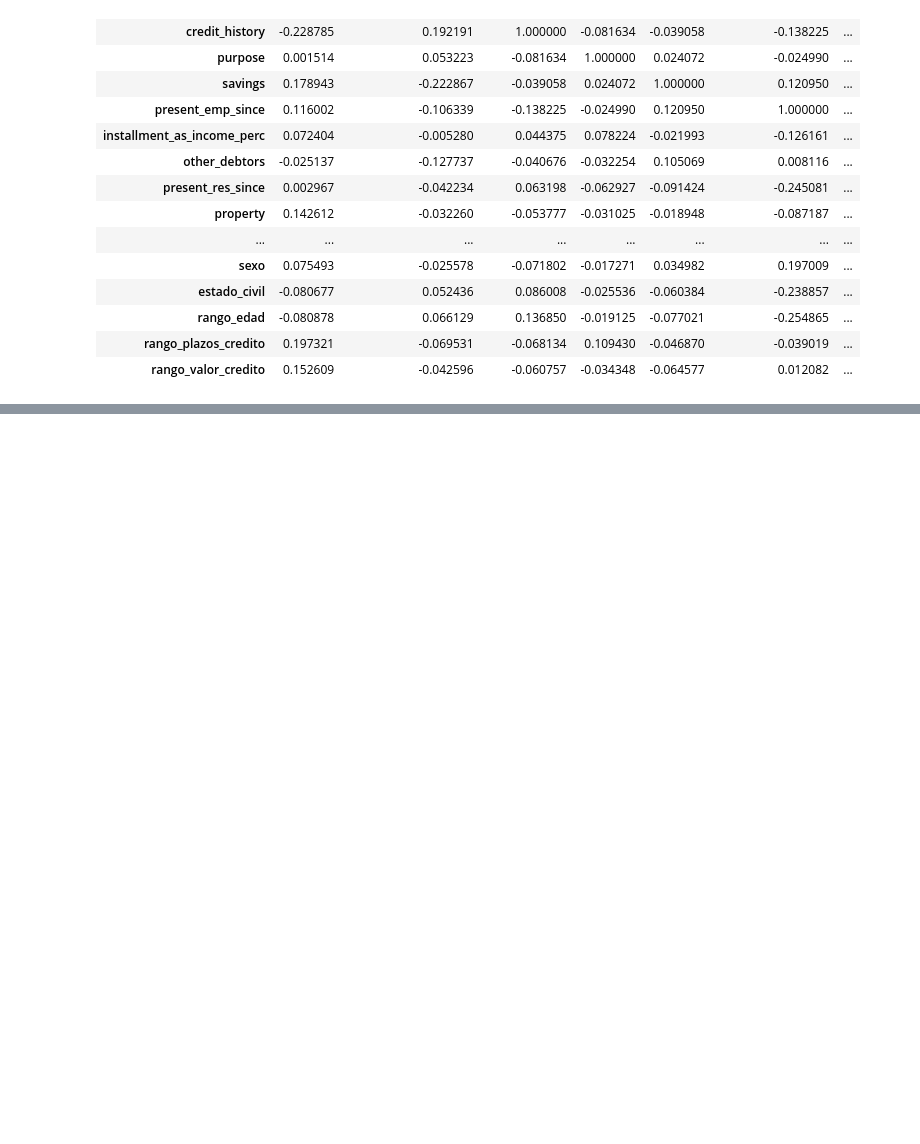
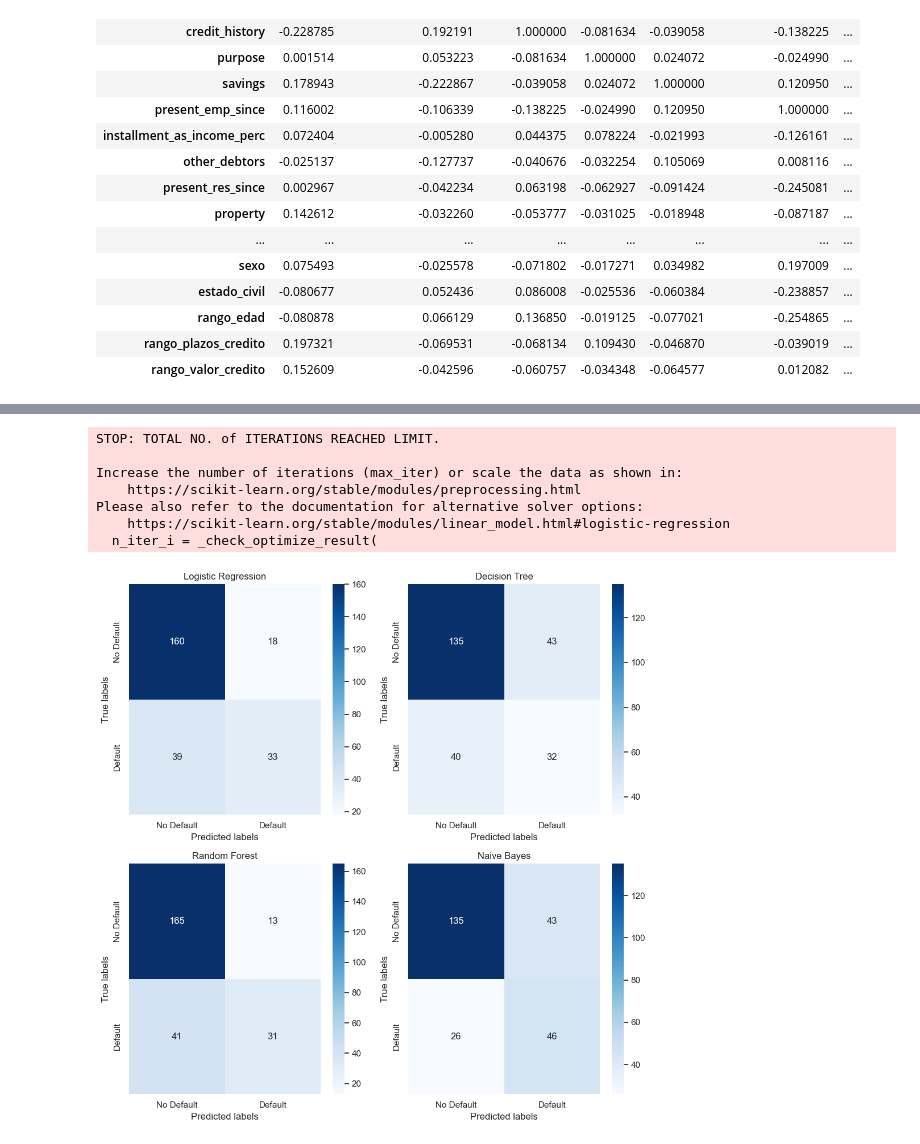
Before and after one commit to RisingSlayer/analisis_credito_banco_aleman, a Jupyter notebook: credito_banco_aleman.ipynb, the cells around one changed output, grey strips where cells are left out. Saved outputs shown, nothing was run; the diff lists cells and outputs as text; code cells hidden in the pictures; blank space fills up the shorter version.

```diff
--- a/credito_banco_aleman.ipynb
+++ b/credito_banco_aleman.ipynb
@@ -372,0 +516,27 @@ plt.show()
+# %%
+from sklearn.metrics import confusion_matrix
+
+models = [
+    LogisticRegression(),
+    DecisionTreeClassifier(),
+    RandomForestClassifier(),
+    GaussianNB()
+]
+
+model_names = [
+    "Logistic Regression",
+    "Decision Tree",
+    "Random Forest",
+    "Naive Bayes"
+]
+
+labels = ["No Default", "Default"]
+
+for i, model in enumerate(models):
+    model.fit(X_train, y_train)
+    predictions = model.predict(X_test)
+    cm = confusion_matrix(y_test, predictions)
+    print(f"Model: {model_names[i]}")
+    print(cm)
+    print(labels)
+    print()
@@ -372,0 +570,27 @@ plt.show()
+# %%
+labels = ["No Default", "Default"]
+
+fig, axes = plt.subplots(nrows=2, ncols=2, figsize=(10, 10))
+
+for i, ax in enumerate(axes.flat):
+    models[i].fit(X_train, y_train)
+    predictions = models[i].predict(X_test)
+    cm = confusion_matrix(y_test, predictions)
+    sns.heatmap(cm, annot=True, fmt="d", cmap="Blues", ax=ax)
+    ax.set_title(model_names[i])
+    ax.set_xlabel('Predicted labels')
+    ax.set_ylabel('True labels')
+    ax.xaxis.set_ticklabels(labels)
+    ax.yaxis.set_ticklabels(labels)
+
+plt.tight_layout()
+plt.show()
+# %% [output]
+STOP: TOTAL NO. of ITERATIONS REACHED LIMIT.
+
+Increase the number of iterations (max_iter) or scale the data as shown in:
+    https://scikit-learn.org/stable/modules/preprocessing.html
+Please also refer to the documentation for alternative solver options:
+    https://scikit-learn.org/stable/modules/linear_model.html#logistic-regression
+  n_iter_i = _check_optimize_result(
+[figure, added]
```
Also changed, not shown: parts of 16 cells of this notebook.
